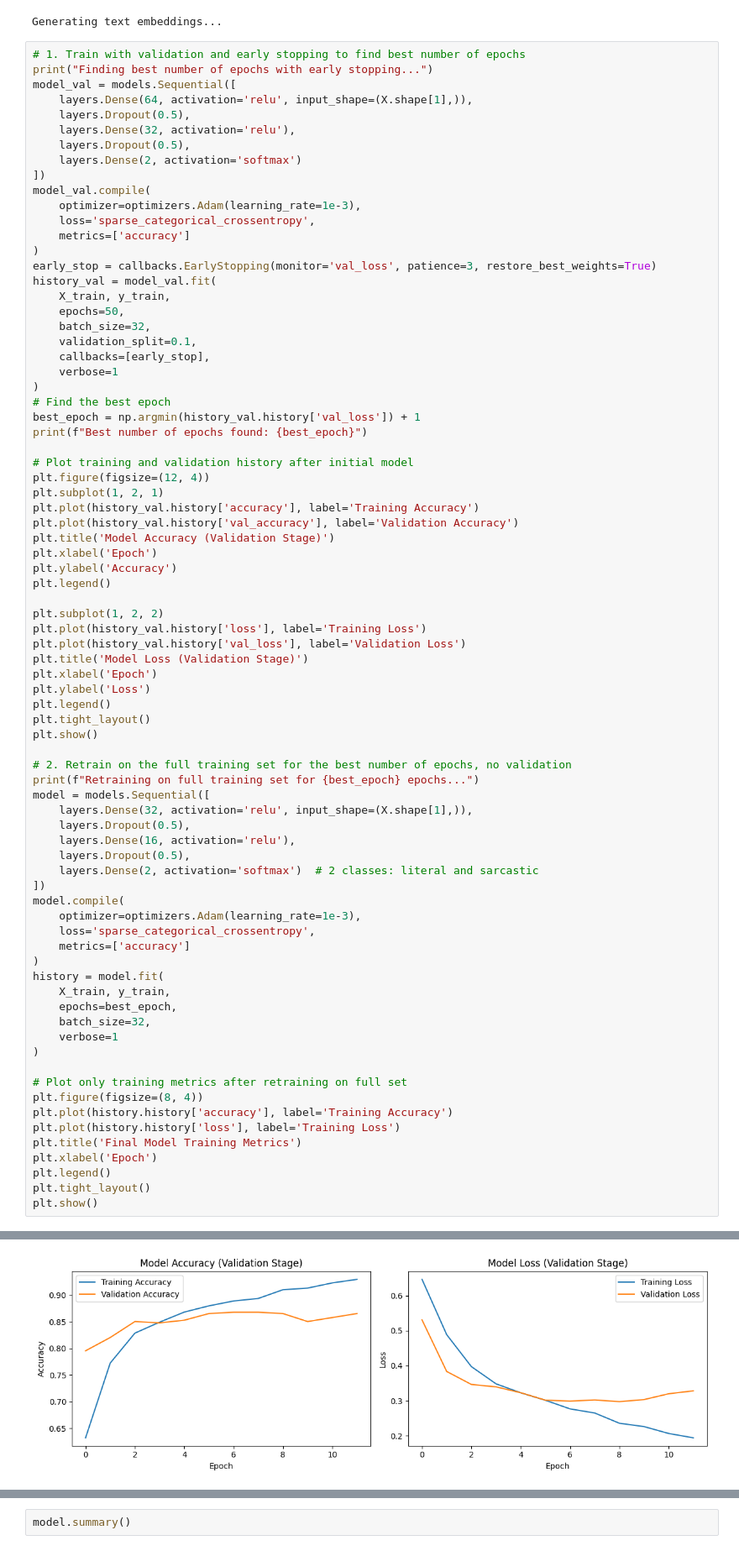
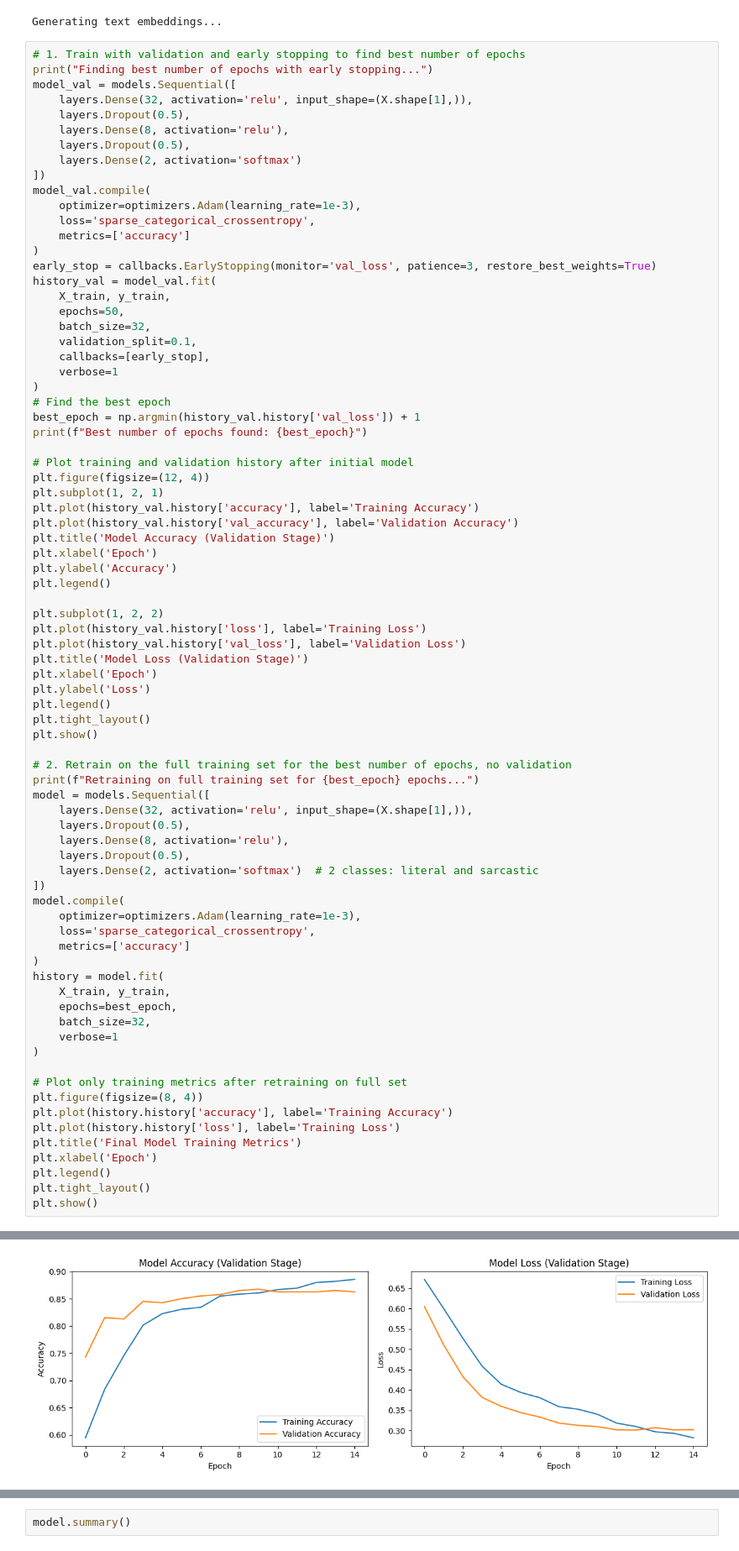
Before and after one commit to soltaniehha/Hybrid-Text-Classification-with-LLMs, a Jupyter notebook: 2A2-Train-Naive-Classifier.ipynb, the cells around one changed output, grey strips where cells are left out. Shown: that part at 84% size. Cells and saved outputs as stored; diff of their text form.

```diff
--- a/2A2-Train-Naive-Classifier.ipynb
+++ b/2A2-Train-Naive-Classifier.ipynb
@@ -82,9 +78,9 @@ Generating text embeddings...
 # 1. Train with validation and early stopping to find best number of epochs
 print("Finding best number of epochs with early stopping...")
 model_val = models.Sequential([
-    layers.Dense(64, activation='relu', input_shape=(X.shape[1],)),
+    layers.Dense(32, activation='relu', input_shape=(X.shape[1],)),
     layers.Dropout(0.5),
-    layers.Dense(32, activation='relu'),
+    layers.Dense(8, activation='relu'),
     layers.Dropout(0.5),
     layers.Dense(2, activation='softmax')
 ])
@@ -131,7 +127,7 @@ print(f"Retraining on full training set for {best_epoch} epochs...")
 model = models.Sequential([
     layers.Dense(32, activation='relu', input_shape=(X.shape[1],)),
     layers.Dropout(0.5),
-    layers.Dense(16, activation='relu'),
+    layers.Dense(8, activation='relu'),
     layers.Dropout(0.5),
     layers.Dense(2, activation='softmax')  # 2 classes: literal and sarcastic
 ])
@@ -179 +175 @@ Best number of epochs found: 9
-[figure, old version]
+[figure, new version]
```
Also changed, not shown: parts of 2 cells of this notebook.
